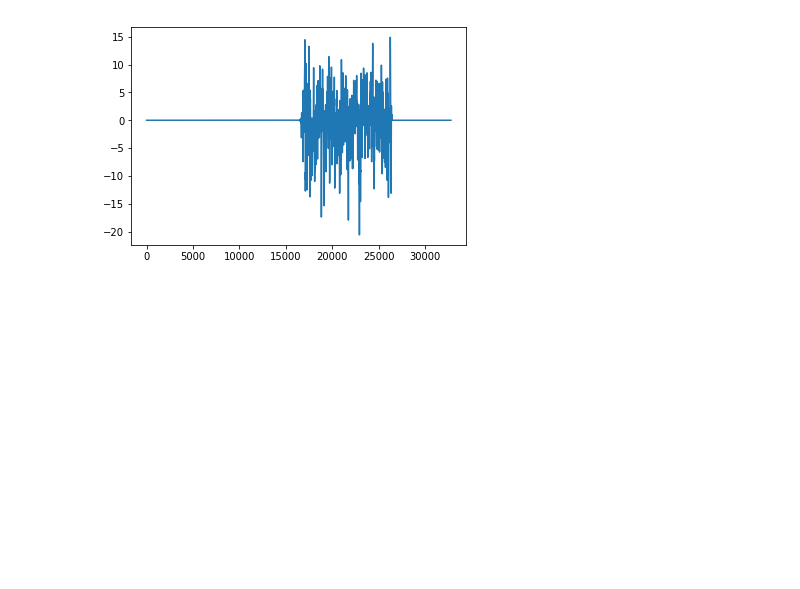
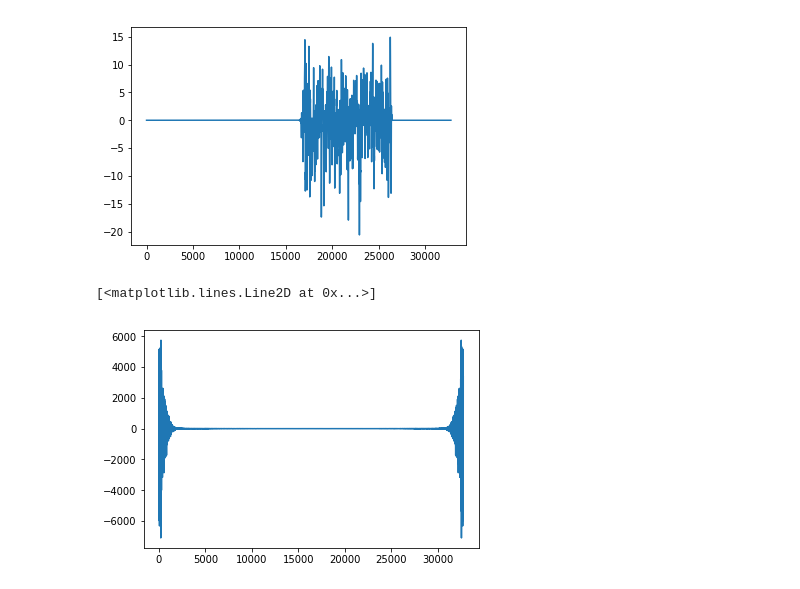
Before and after one commit to mcucchi9/exotic, a Jupyter notebook: notebooks/analysis.ipynb, the cells around one changed output. Drawn from its saved outputs; the diff is of its cells as text; code cells hidden in the pictures; blank space fills up the shorter version.

```diff
--- a/notebooks/analysis.ipynb
+++ b/notebooks/analysis.ipynb
@@ -67,3 +67,13 @@ plt.plot(response_mean_arr_extd)
 # %% [output]
 [<matplotlib.lines.Line2D at 0x...>]
 [figure]
+# %%
+chi = np.fft.fft(response_mean_arr_extd)
+# %%
+chi_re = np.real(chi)
+chi_im = np.imag(chi)
+# %%
+plt.plot(chi_re)
+# %% [output]
+[<matplotlib.lines.Line2D at 0x...>]
+[figure, added]
```
Also changed, not shown: parts of 1 cell of this notebook.
